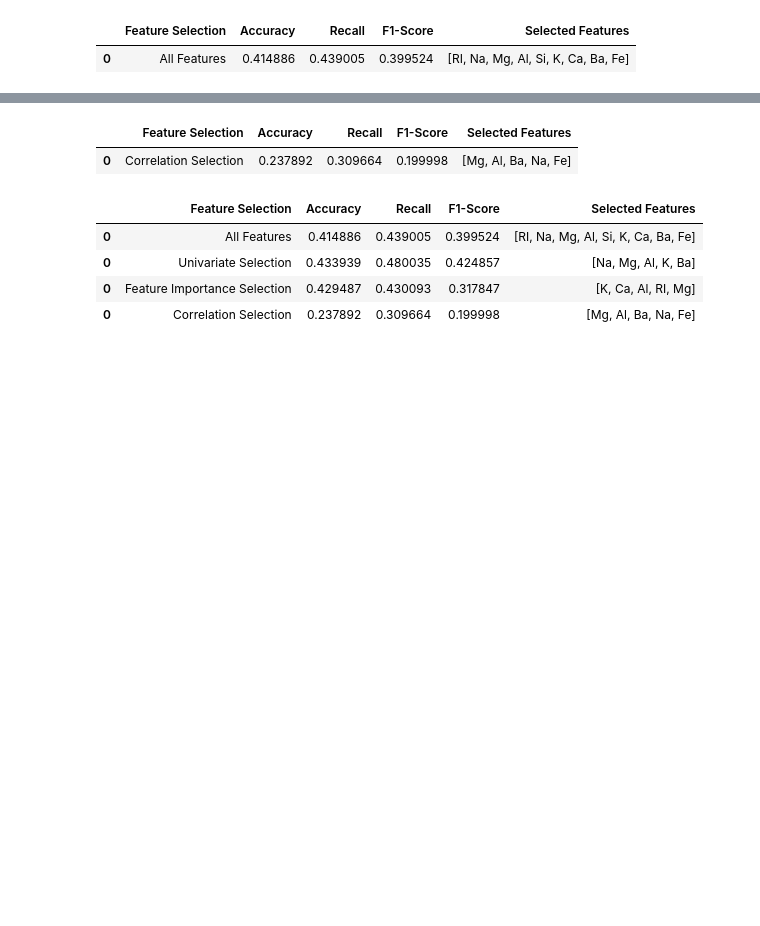
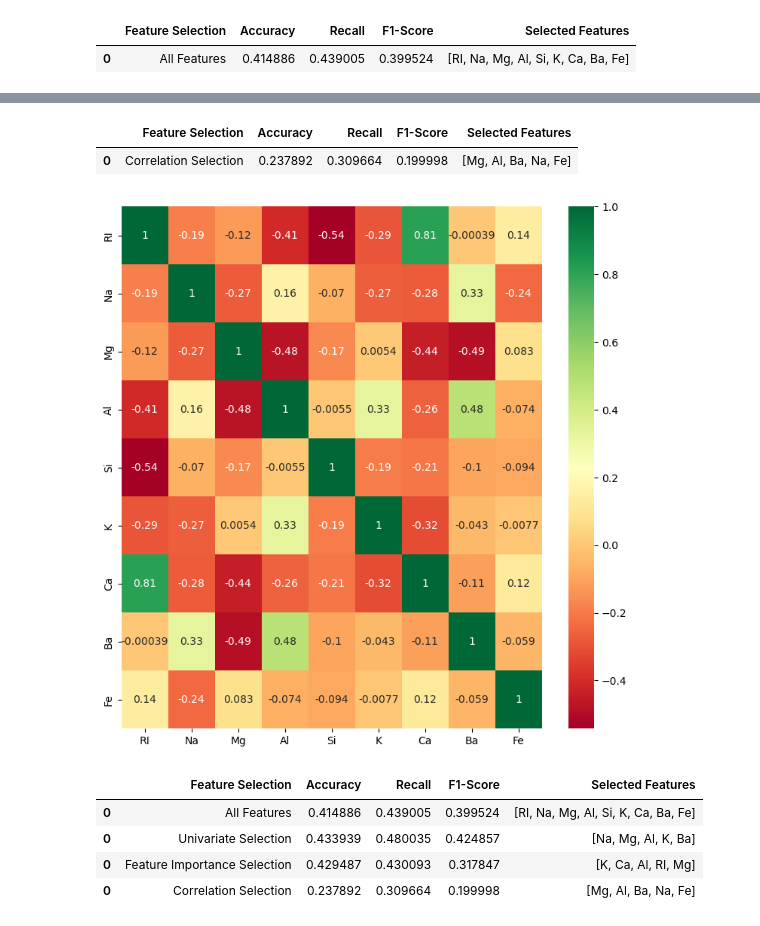
Before and after one commit to yukiroow/data-mining-acts, a Jupyter notebook: mid_act1.ipynb, the cells around one changed output, grey strips where cells are left out. Cells and saved outputs as stored; diff of their text form; code cells hidden in the pictures; blank space fills up the shorter version.

```diff
--- a/mid_act1.ipynb
+++ b/mid_act1.ipynb
@@ -265,33 +287,40 @@ class CorrelationSelector:
             self.selected_features_ = X.columns[self.selected_indices_].tolist()
 
         return self
 
     def transform(self, X):
         return X[:, self.selected_indices_]
 
 
 model = ImbPipeline([
     ('scaler', StandardScaler()),
     ('selector', CorrelationSelector(n_features=5)),
     ('model', GaussianNB())
 ])
 scores = cross_validate(
     model, X, y, cv=8, scoring=('accuracy', 'recall_macro', 'f1_macro')
 )
 model.fit(X, y)
 selector = model.named_steps['selector']
 selected_corr = np.array(feature_names)[selector.selected_indices_].tolist()
 temp_result = pd.DataFrame({'Feature Selection': ['Correlation Selection'],
                             'Accuracy': [np.mean(scores['test_accuracy'])],
                             'Recall': [np.mean(scores['test_recall_macro'])],
                             'F1-Score': [np.mean(scores['test_f1_macro'])],
                             'Selected Features': [selected_corr]
                             })
+
+plt.figure(figsize=(9, 9))
+corrmat = X.corr()
+top_corr_features = corrmat.index
+g=sns.heatmap(X[top_corr_features].corr(),annot=True,cmap="RdYlGn")
+
 results = pd.concat([results, temp_result])
 temp_result
 # %% [output]
 |  | Feature Selection | Accuracy | Recall | F1-Score | Selected Features |
 | 0 | Correlation Selection | 0.237892 | 0.309664 | 0.199998 | [Mg, Al, Ba, Na, Fe] |
+[figure, added]
 # %%
 # Final Results
 results
```
Also changed, not shown: parts of 2 cells of this notebook.
